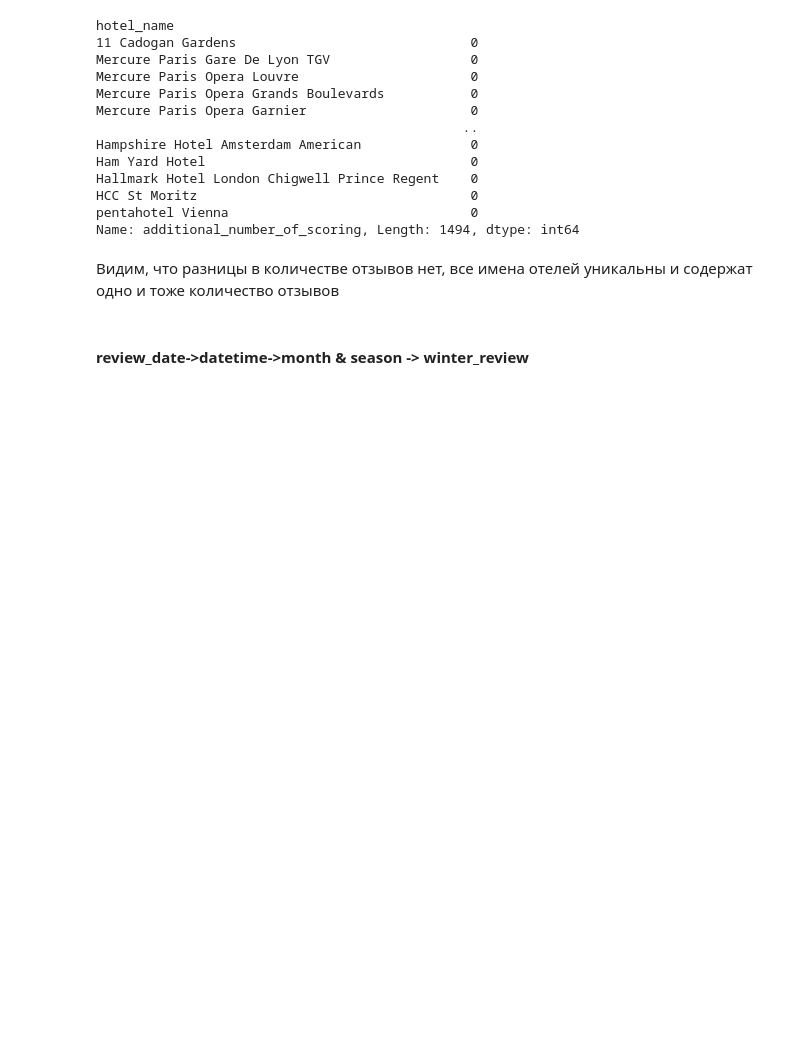
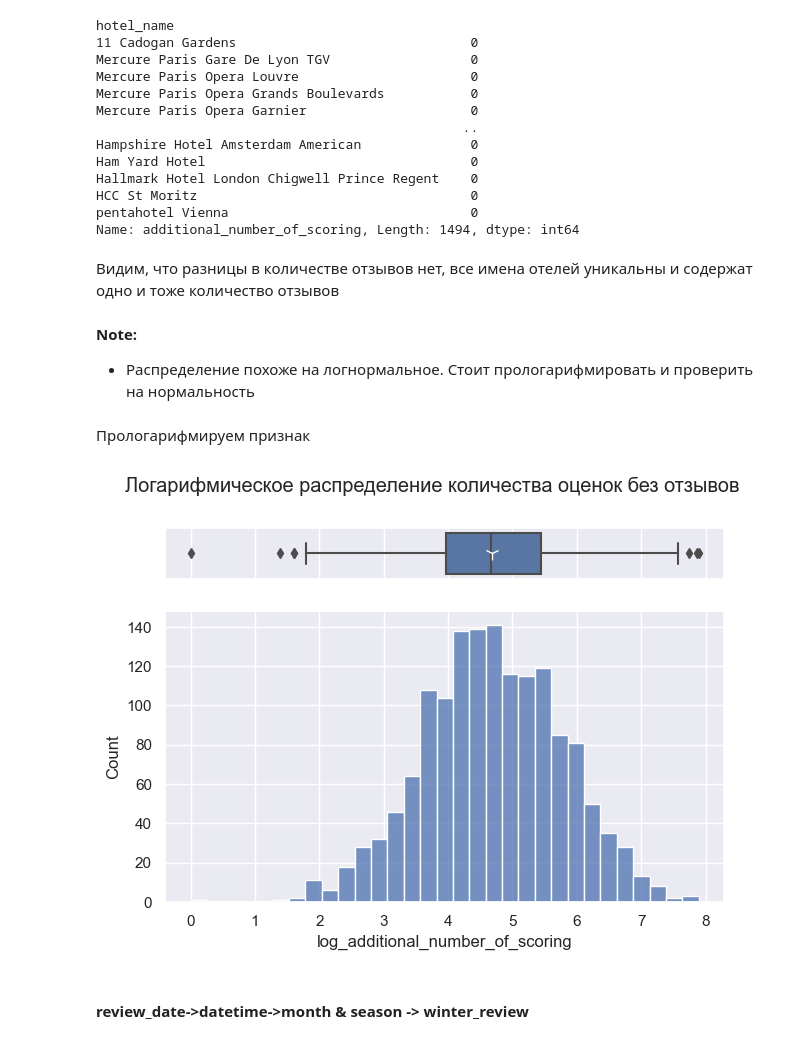
Before and after one commit to mvulf/sf_data_science, a Jupyter notebook: project_3/hotels-EDA_ML.ipynb, the cells around one changed output. Cells and saved outputs as stored; diff of their text form; code cells hidden in the pictures; blank space fills up the shorter version.

```diff
--- a/project_3/hotels-EDA_ML.ipynb
+++ b/project_3/hotels-EDA_ML.ipynb
@@ -536,6 +542,22 @@ Name: additional_number_of_scoring, Length: 1494, dtype: int64
 # %% [markdown]
 Видим, что разницы в количестве отзывов нет,
 все имена отелей уникальны и содержат одно и тоже количество отзывов
+# %% [markdown]
+**Note:**
+- Распределение похоже на логнормальное.
+Стоит прологарифмировать и проверить на нормальность
+# %% [markdown]
+Прологарифмируем признак
+# %%
+data['log_additional_number_of_scoring'] =\
+    np.log(data['additional_number_of_scoring'])
+
+log_addit_n_scoring = data.groupby(by=['hotel_name'])\
+    ['log_additional_number_of_scoring'].median().reset_index()
+box_hist_plot(log_addit_n_scoring, 'log_additional_number_of_scoring',\
+    'Логарифмическое распределение количества оценок без отзывов')
+# %% [output]
+[figure, added]
 # %% [markdown]
 #### **review_date**->datetime->month & season -> winter_review
 # %% [markdown]
```
Also changed, not shown: parts of 115 cells of this notebook, 3 other files.
